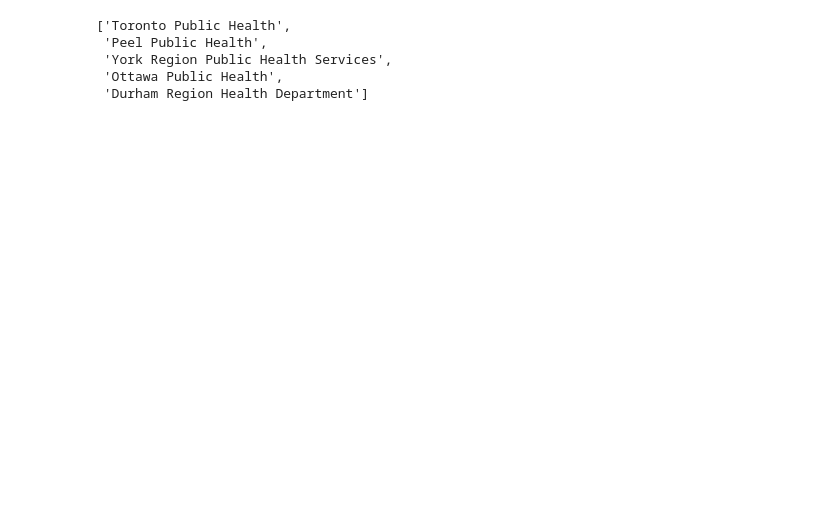
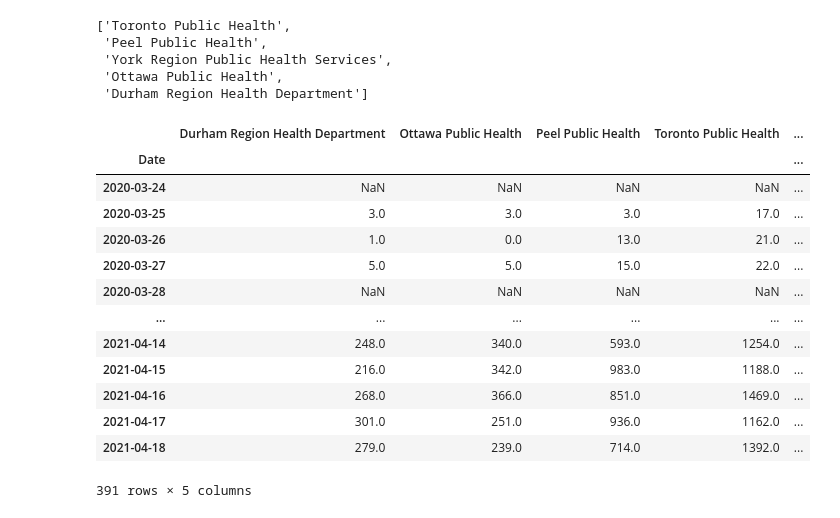
Before and after one commit to vipervit/covid_ont, a Jupyter notebook: byunit.ipynb, the cells around one changed output. Drawn from its saved outputs; the diff is of its cells as text; code cells hidden in the pictures; blank space fills up the shorter version.

```diff
--- a/byunit.ipynb
+++ b/byunit.ipynb
@@ -35,3 +46,20 @@ top_5
  'Durham Region Health Department']
 # %%
 df_5=df.drop([col for col in df.columns if col not in top_5 and col!='Date'], axis=1)
+df_5.set_index('Date', inplace=True)
+df_5
+# %% [output]
+|  | Durham Region Health Department | Ottawa Public Health | Peel Public Health | Toronto Public Health | ... |
+| Date |  |  |  |  | ... |
+| 2020-03-24 | NaN | NaN | NaN | NaN | ... |
+| 2020-03-25 | 3.0 | 3.0 | 3.0 | 17.0 | ... |
+| 2020-03-26 | 1.0 | 0.0 | 13.0 | 21.0 | ... |
+| 2020-03-27 | 5.0 | 5.0 | 15.0 | 22.0 | ... |
+| 2020-03-28 | NaN | NaN | NaN | NaN | ... |
+| ... | ... | ... | ... | ... | ... |
+| 2021-04-14 | 248.0 | 340.0 | 593.0 | 1254.0 | ... |
+| 2021-04-15 | 216.0 | 342.0 | 983.0 | 1188.0 | ... |
+| 2021-04-16 | 268.0 | 366.0 | 851.0 | 1469.0 | ... |
+| 2021-04-17 | 301.0 | 251.0 | 936.0 | 1162.0 | ... |
+| 2021-04-18 | 279.0 | 239.0 | 714.0 | 1392.0 | ... |
+391 rows × 5 columns
```
Also changed, not shown: parts of 3 cells of this notebook, 1 other file.
